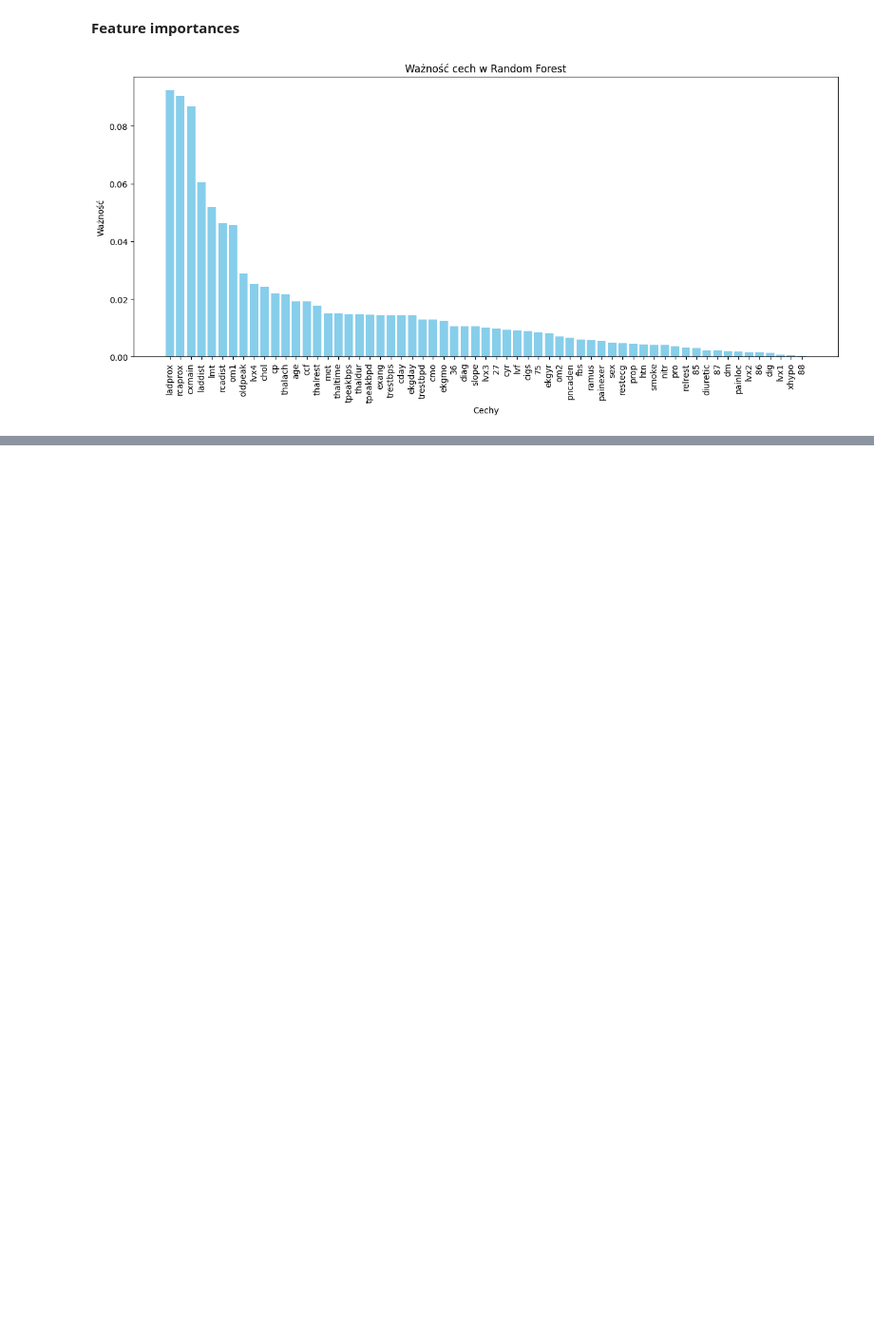
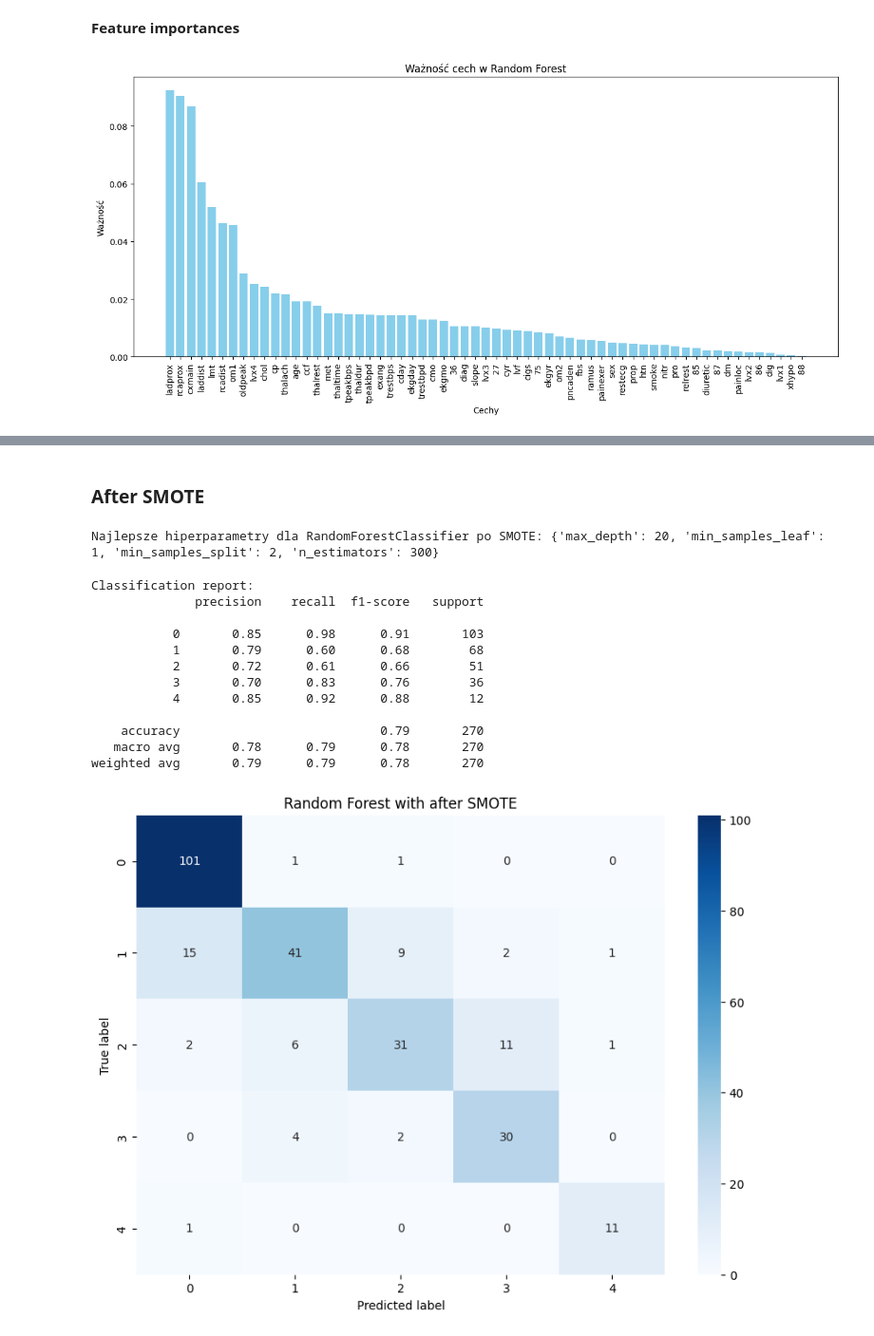
Before and after one commit to Wojsm2000/HeartDiseaseDiagnosis, a Jupyter notebook: modeling.ipynb, the cells around one changed output, grey strips where cells are left out. Shown at 95% size. Cells and saved outputs as stored; diff of their text form; code cells hidden in the pictures; blank space fills up the shorter version.

Commit message:
Final cleaning -> dataset with no NaNs and SMOTE

```diff
--- a/modeling.ipynb
+++ b/modeling.ipynb
@@ -182,0 +293,39 @@ plt.show()
+# %% [markdown]
+### After SMOTE
+# %%
+rf = RandomForestClassifier(random_state=42)
+
+grid_params = {
+    'n_estimators': [100, 200, 300, 500, 1000],
+    'max_depth': [None, 10, 20, 30],
+    'min_samples_split': [2, 5, 10],
+    'min_samples_leaf': [1, 2, 4]
+}
+
+grid_search = GridSearchCV(rf, grid_params, cv=5)
+grid_search.fit(X_smote, y_smote)
+
+best_params = grid_search.best_params_
+print(f"Najlepsze hiperparametry dla RandomForestClassifier po SMOTE: {best_params}")
+
+best_rf = grid_search.best_estimator_
+with open('random_forest_model_not_nans_smote.pkl', 'wb') as f:
+    pickle.dump(best_rf, f)
+# %% [output]
+Najlepsze hiperparametry dla RandomForestClassifier po SMOTE: {'max_depth': 20, 'min_samples_leaf': 1, 'min_samples_split': 2, 'n_estimators': 300}
+# %%
+y_pred_3 = load_model_and_show_metrics('random_forest_model_not_nans_smote.pkl', "Random Forest with after SMOTE")
+# %% [output]
+Classification report:
+              precision    recall  f1-score   support
+
+           0       0.85      0.98      0.91       103
+           1       0.79      0.60      0.68        68
+           2       0.72      0.61      0.66        51
+           3       0.70      0.83      0.76        36
+           4       0.85      0.92      0.88        12
+
+    accuracy                           0.79       270
+   macro avg       0.78      0.79      0.78       270
+weighted avg       0.79      0.79      0.78       270
+[figure, added]
```
Also changed, not shown: parts of 20 cells of this notebook, 5 other files.
